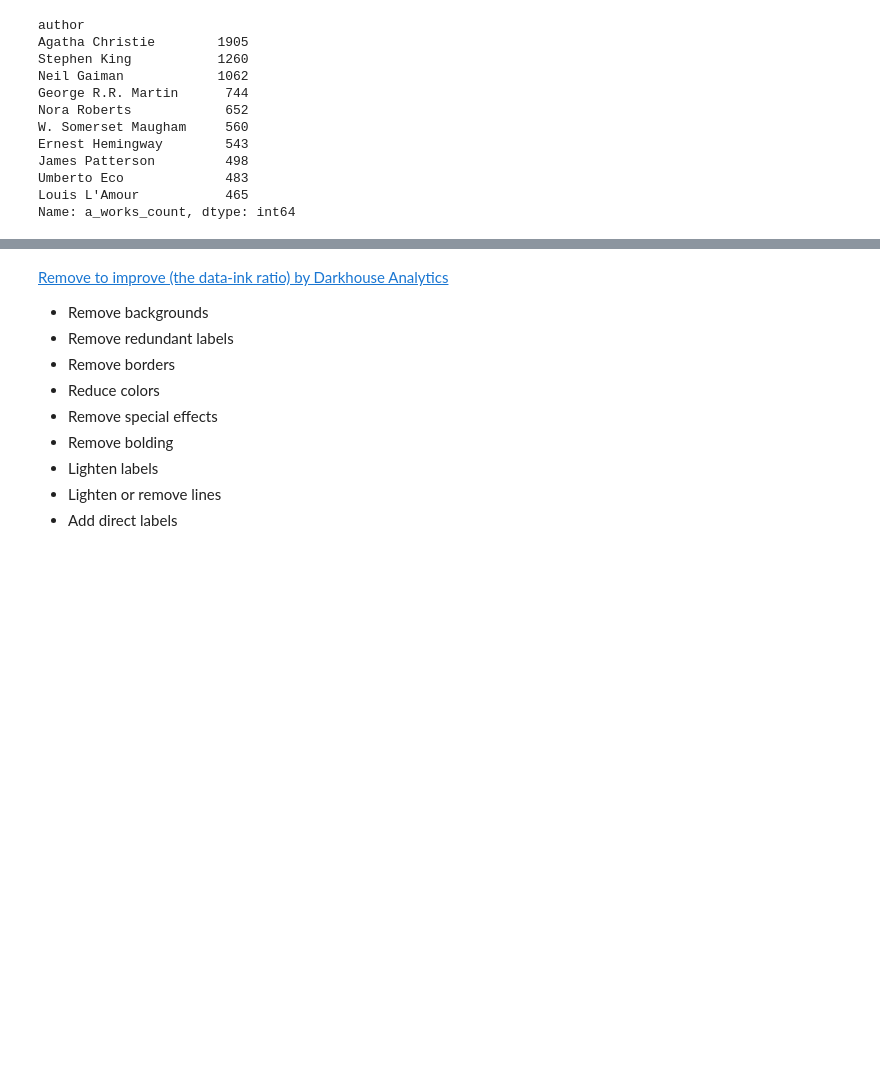
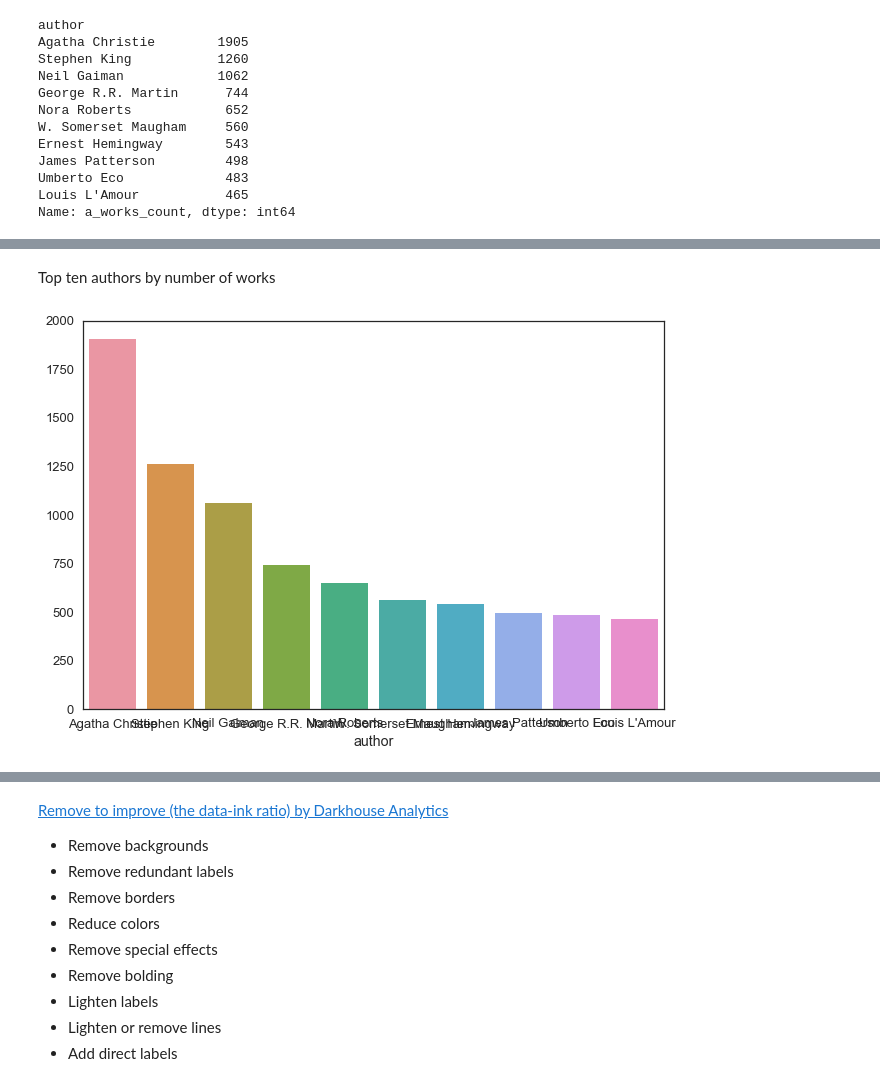
Before and after one commit to emw1687/plt_to_d3, a Jupyter notebook: notebooks/plt_functions.ipynb, the cells around one changed output, grey strips where cells are left out. Cells and saved outputs as stored; diff of their text form; code cells hidden in the pictures; blank space fills up the shorter version.

```diff
--- a/notebooks/plt_functions.ipynb
+++ b/notebooks/plt_functions.ipynb
@@ -203 +230,18 @@ Name: a_works_count, dtype: int64
+# %% [markdown]
+Top ten authors by number of works
+# %%
+# series
+top_ten_author_works = v.top_ten(authors, 'a_works_count', 'author')
+ax = sns.barplot(x=top_ten_author_works.index, y=top_ten_author_works.values)
+
+# rotate long labels
+#plt.xticks(rotation=45)
+
+# align labels with bars
+#plt.xticks(ha='right');
+
+# or pass kwargs to set_xticklabels
+#ax.set_xticklabels(labels=top_ten_author_works.index, rotation=45, ha='right');
+# %% [output]
+[figure, added]
 # %% [markdown]
```
Also changed, not shown: parts of 150 cells of this notebook.
